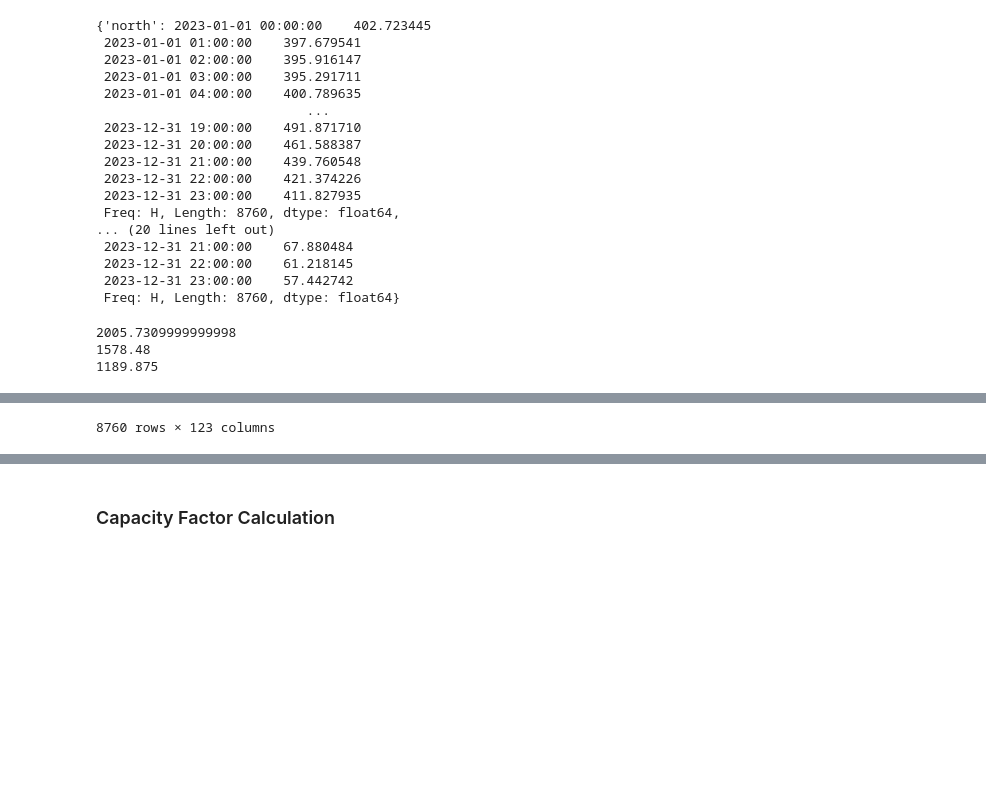
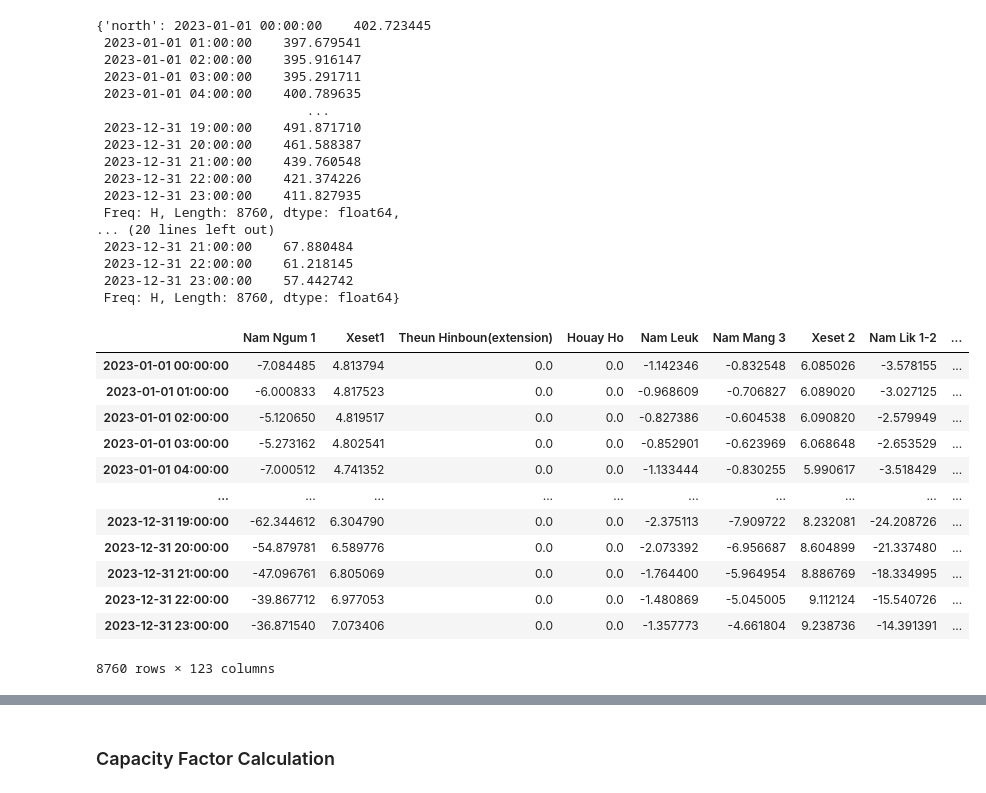
Before and after one commit to lukasschirren/GeoH2-prep-Laos, a Jupyter notebook: runoff_new_plants.ipynb, the cells around one changed output, grey strips where cells are left out. Cells and saved outputs as stored; diff of their text form; code cells hidden in the pictures; blank space fills up the shorter version.

```diff
--- a/runoff_new_plants.ipynb
+++ b/runoff_new_plants.ipynb
@@ -649,13 +649,23 @@ def distribute_and_subtract_demand_v2(hourly_generation, zone_profiles, plants_d
 # %%
 # Distribute demand and subtract from generation
 net_generation = distribute_and_subtract_demand_v2(
-    hourly_generation=hourly_values_dry,  # Hourly generation DataFrame
+    hourly_generation=hourly_values_wet,  # Hourly generation DataFrame
     zone_profiles=zone_profiles,         # Zone-specific hourly demand profiles
     plants_data=plants_with_zones,       # Plant data with zones
     zone_column="Area_new24"             # Zone column name
 )
 net_generation
 # %% [output]
+|  | Nam Ngum 1 | Xeset1 | Theun Hinboun(extension) | Houay Ho | Nam Leuk | Nam Mang 3 | Xeset 2 | Nam Lik 1-2 | ... |
+| 2023-01-01 00:00:00 | -7.084485 | 4.813794 | 0.0 | 0.0 | -1.142346 | -0.832548 | 6.085026 | -3.578155 | ... |
+| 2023-01-01 01:00:00 | -6.000833 | 4.817523 | 0.0 | 0.0 | -0.968609 | -0.706827 | 6.089020 | -3.027125 | ... |
+| 2023-01-01 02:00:00 | -5.120650 | 4.819517 | 0.0 | 0.0 | -0.827386 | -0.604538 | 6.090820 | -2.579949 | ... |
+| 2023-01-01 03:00:00 | -5.273162 | 4.802541 | 0.0 | 0.0 | -0.852901 | -0.623969 | 6.068648 | -2.653529 | ... |
+| 2023-01-01 04:00:00 | -7.000512 | 4.741352 | 0.0 | 0.0 | -1.133444 | -0.830255 | 5.990617 | -3.518429 | ... |
+| ... | ... | ... | ... | ... | ... | ... | ... | ... | ... |
+| 2023-12-31 19:00:00 | -62.344612 | 6.304790 | 0.0 | 0.0 | -2.375113 | -7.909722 | 8.232081 | -24.208726 | ... |
+| 2023-12-31 20:00:00 | -54.879781 | 6.589776 | 0.0 | 0.0 | -2.073392 | -6.956687 | 8.604899 | -21.337480 | ... |
+| 2023-12-31 21:00:00 | -47.096761 | 6.805069 | 0.0 | 0.0 | -1.764400 | -5.964954 | 8.886769 | -18.334995 | ... |
+| 2023-12-31 22:00:00 | -39.867712 | 6.977053 | 0.0 | 0.0 | -1.480869 | -5.045005 | 9.112124 | -15.540726 | ... |
+| 2023-12-31 23:00:00 | -36.871540 | 7.073406 | 0.0 | 0.0 | -1.357773 | -4.661804 | 9.238736 | -14.391391 | ... |
-2005.7309999999998
-1578.48
-1189.875
+8760 rows × 123 columns
@@ -674,4 +672,3 @@ net_generation
-8760 rows × 123 columns
 # %%
 def plot_net_generation(net_generation, plants_data, zone_column, max_hours=None):
     """
```
Also changed, not shown: parts of 3 cells of this notebook.
